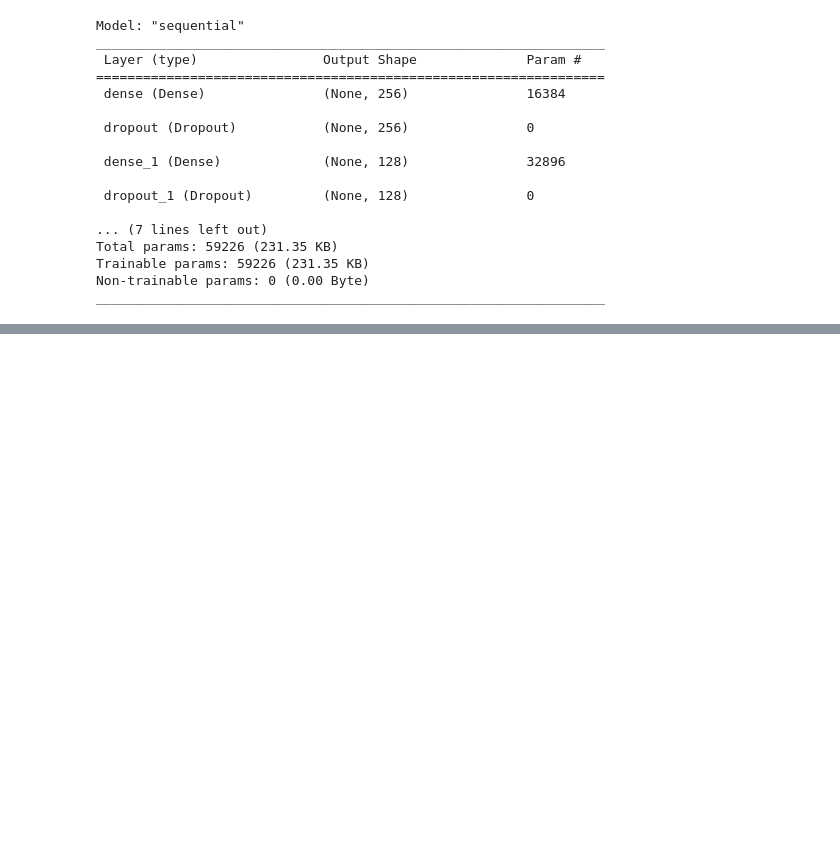
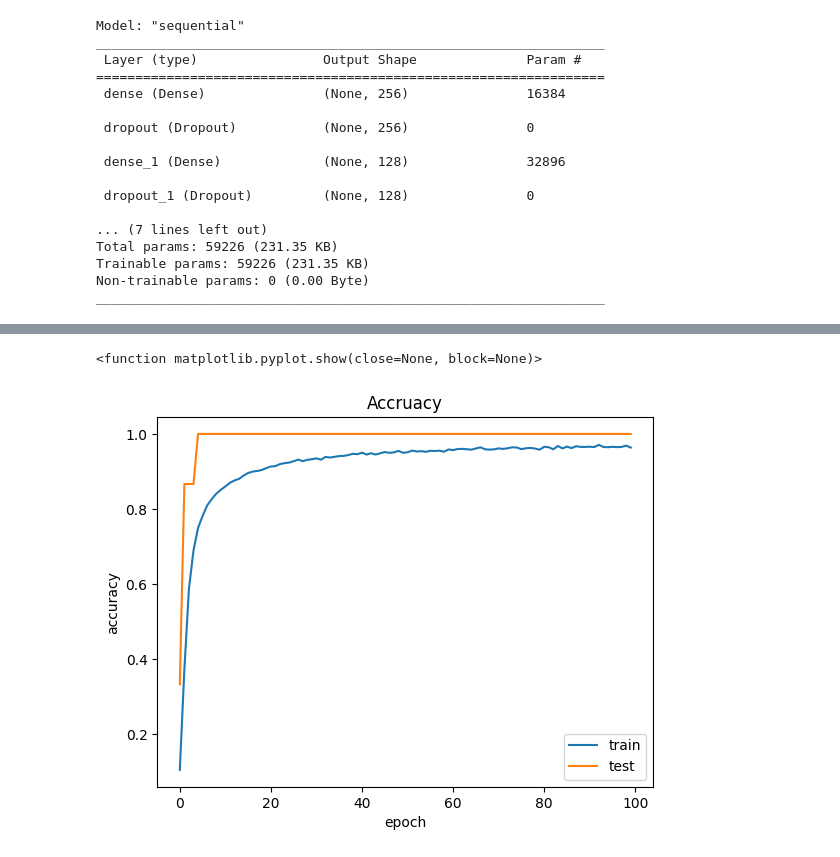
Before and after one commit to MoonS1120/Sign-Language-Detection-AI, a Jupyter notebook: ASL-detection.ipynb, the cells around one changed output, grey strips where cells are left out. Cells and saved outputs as stored; diff of their text form; code cells hidden in the pictures; blank space fills up the shorter version.

```diff
--- a/ASL-detection.ipynb
+++ b/ASL-detection.ipynb
@@ -165,6 +165,5 @@ Non-trainable params: 0 (0.00 Byte)
 _________________________________________________________________
 # %%
 model.compile(optimizer='adam', loss='categorical_crossentropy', metrics=['accuracy'])
-model.fit(x_train, y_train, epochs=num_epochs, batch_size=batch_size, validation_data=(x_test, y_test))
 # %% [output]
 WARNING:tensorflow:From C:\Users\User\AppData\Local\Programs\Python\Python311\Lib\site-packages\keras\src\optimizers\__init__.py:309: The name tf.train.Optimizer is deprecated. Please use tf.compat.v1 ...
@@ -187,0 +170,2 @@ Epoch 100/100
+# %%
+history = model.fit(x_train, y_train, epochs=num_epochs, batch_size=batch_size, validation_data=(x_test, y_test))
@@ -187,0 +190,14 @@ Epoch 100/100
+# %%
+plt.plot(history.history['accuracy'])
+plt.plot(history.history['val_accuracy'])
+
+plt.title("Accruacy")
+plt.xlabel('epoch')
+plt.ylabel('accuracy')
+
+plt.legend(['train', 'test'])
+
+plt.show
+# %% [output]
+<function matplotlib.pyplot.show(close=None, block=None)>
+[figure, added]
```
Also changed, not shown: parts of 3 cells of this notebook, 1 other file.
